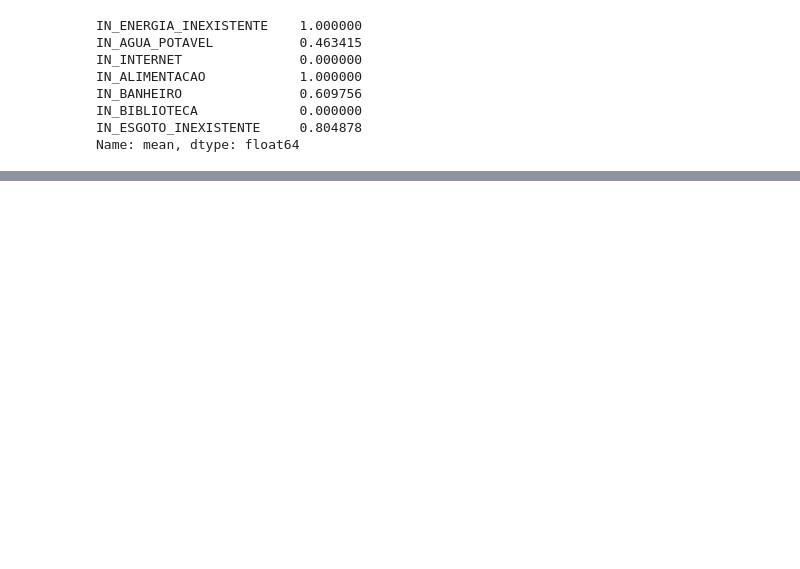
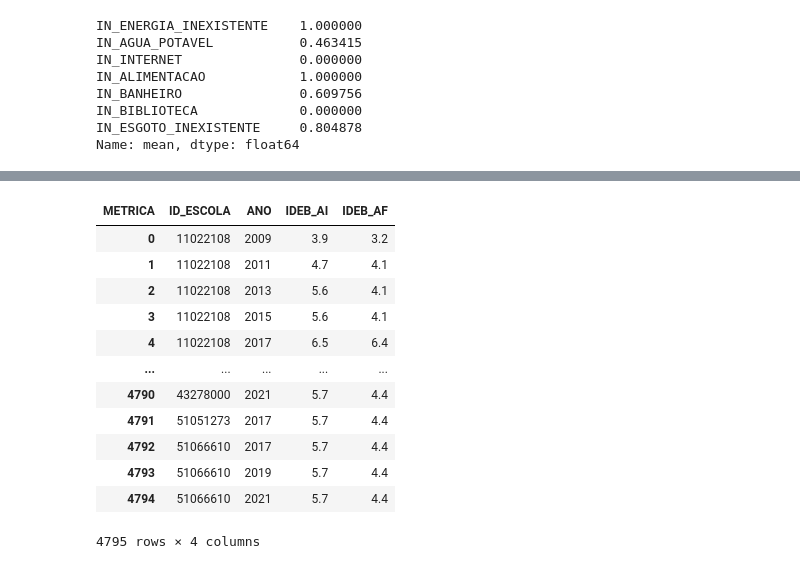
Before and after one commit to wendellbarcelos/Ciencia-de-dados-2022, a Jupyter notebook: Ciencia_de_dados_2022_exercicios.ipynb, the cells around one changed output, grey strips where cells are left out. Cells and saved outputs as stored; diff of their text form; code cells hidden in the pictures; blank space fills up the shorter version.

```diff
--- a/Ciencia_de_dados_2022_exercicios.ipynb
+++ b/Ciencia_de_dados_2022_exercicios.ipynb
@@ -3181,0 +3304,19 @@ Name: mean, dtype: float64
+# %%
+### PREENCHIMENTO DE NULOS
+## Nós já vimos preenchimento de nulos em séries, e para dataframes nada muda, a não ser a habilidade de preencher nulos em múltiplas colunas ao mesmo
+## tempo ou a possibilidade de escolher a direção de preenchimento. Usamos o fillna(valor), ffill(), bfill()
+df_ideb.reindex(columns=['ID_ESCOLA', 'ANO', 'IDEB_AI', 'IDEB_AF']).ffill()  ## Substituindo pelo valor anterior
+# %% [output]
+| METRICA | ID_ESCOLA | ANO | IDEB_AI | IDEB_AF |
+| 0 | 11022108 | 2009 | 3.9 | 3.2 |
+| 1 | 11022108 | 2011 | 4.7 | 4.1 |
+| 2 | 11022108 | 2013 | 5.6 | 4.1 |
+| 3 | 11022108 | 2015 | 5.6 | 4.1 |
+| 4 | 11022108 | 2017 | 6.5 | 6.4 |
+| ... | ... | ... | ... | ... |
+| 4790 | 43278000 | 2021 | 5.7 | 4.4 |
+| 4791 | 51051273 | 2017 | 5.7 | 4.4 |
+| 4792 | 51066610 | 2017 | 5.7 | 4.4 |
+| 4793 | 51066610 | 2019 | 5.7 | 4.4 |
+| 4794 | 51066610 | 2021 | 5.7 | 4.4 |
+4795 rows × 4 columns
```
Also changed, not shown: parts of 10 cells of this notebook.
